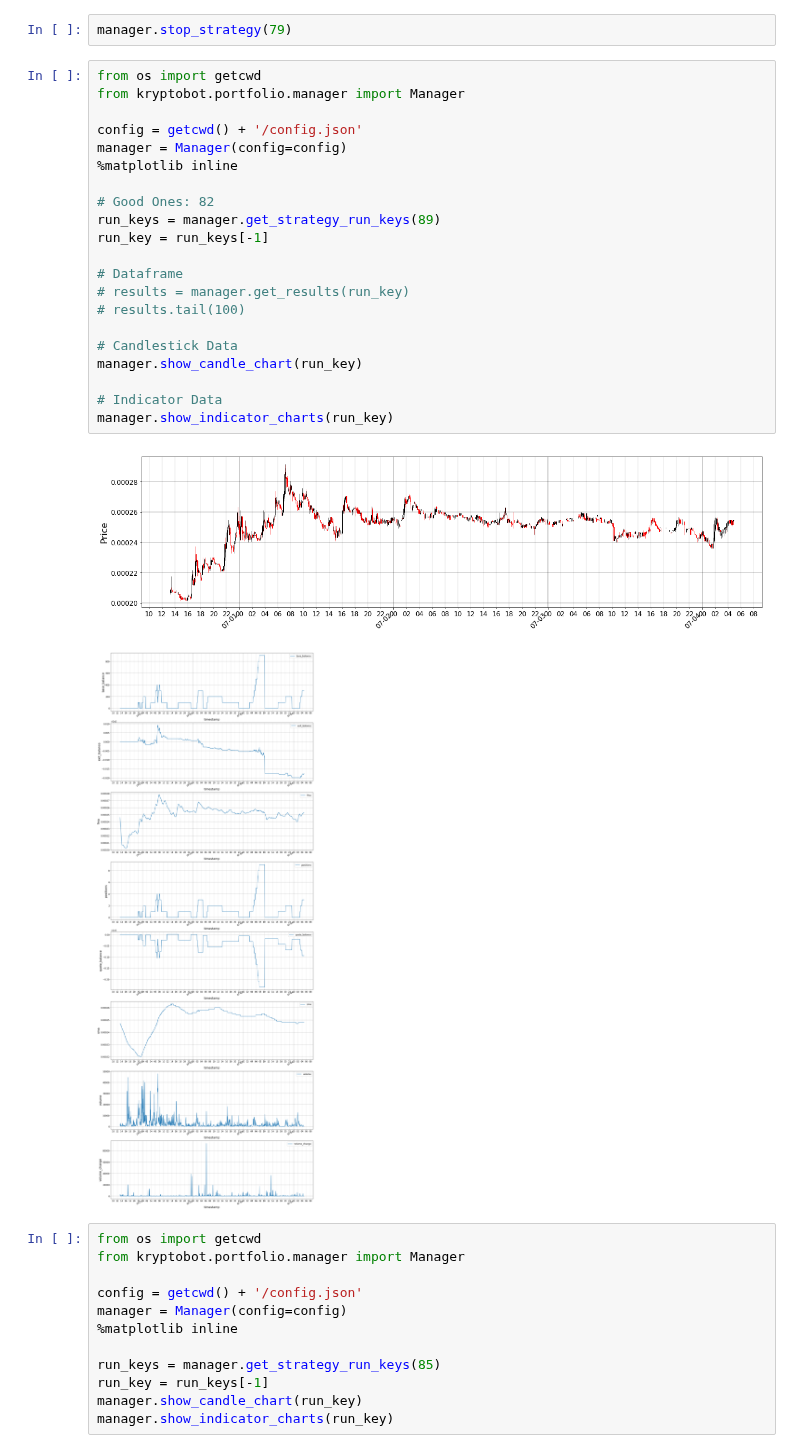
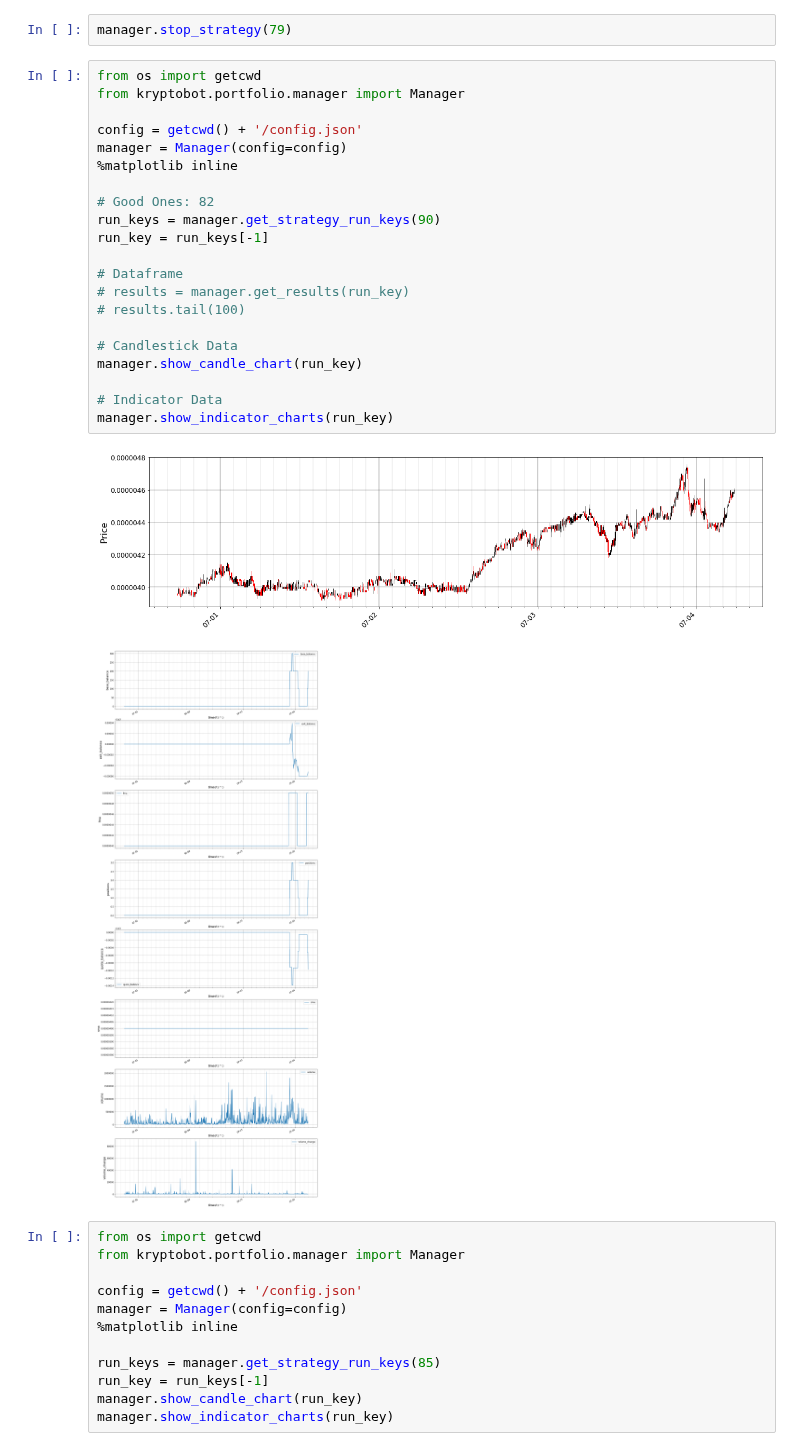
Before and after one commit to eristoddle/KryptoBot, a Jupyter notebook: notebooks/t2_strategies.ipynb, the cells around one changed output. Saved outputs shown, nothing was run; the diff lists cells and outputs as text.

```diff
--- a/notebooks/t2_strategies.ipynb
+++ b/notebooks/t2_strategies.ipynb
@@ -123,27 +123,27 @@ manager.stop_strategy(79)
 # %%
 from os import getcwd
 from kryptobot.portfolio.manager import Manager
 
 config = getcwd() + '/config.json'
 manager = Manager(config=config)
 %matplotlib inline
 
 # Good Ones: 82
-run_keys = manager.get_strategy_run_keys(89)
+run_keys = manager.get_strategy_run_keys(90)
 run_key = run_keys[-1]
 
 # Dataframe
 # results = manager.get_results(run_key)
 # results.tail(100)
 
 # Candlestick Data
 manager.show_candle_chart(run_key)
 
 # Indicator Data
 manager.show_indicator_charts(run_key)
 # %% [output]
-[figure, old version]
+[figure, new version]
-[figure, old version]
+[figure, new version]
 # %%
 from os import getcwd
 from kryptobot.portfolio.manager import Manager
```
Also changed, not shown: parts of 1 cell of this notebook, 5 other files.
